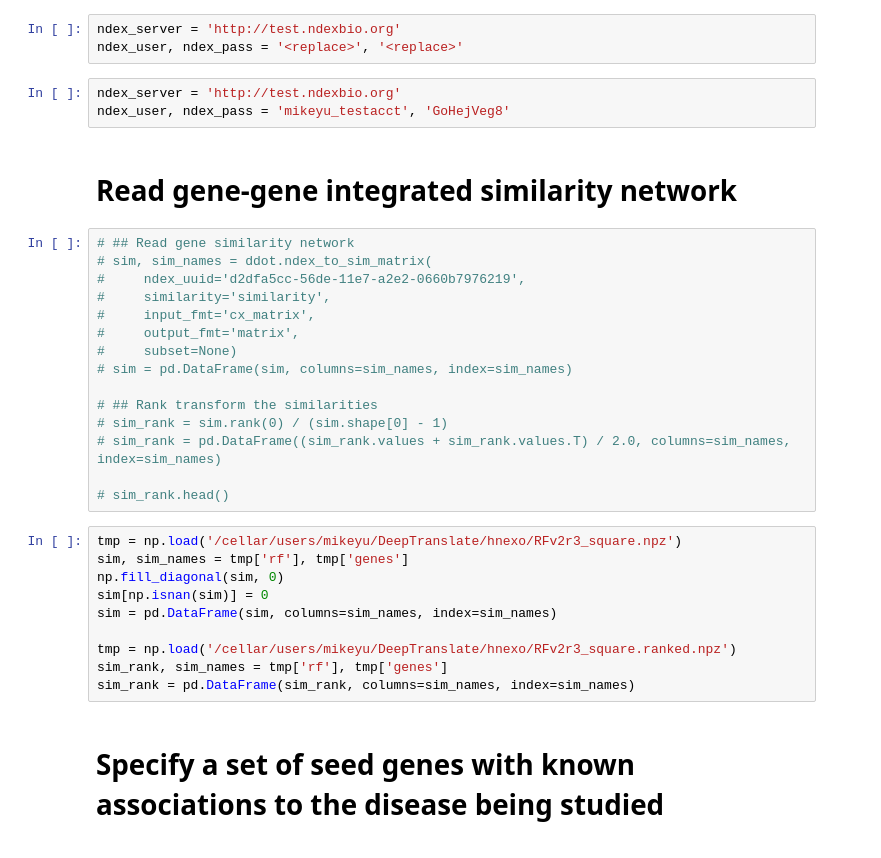
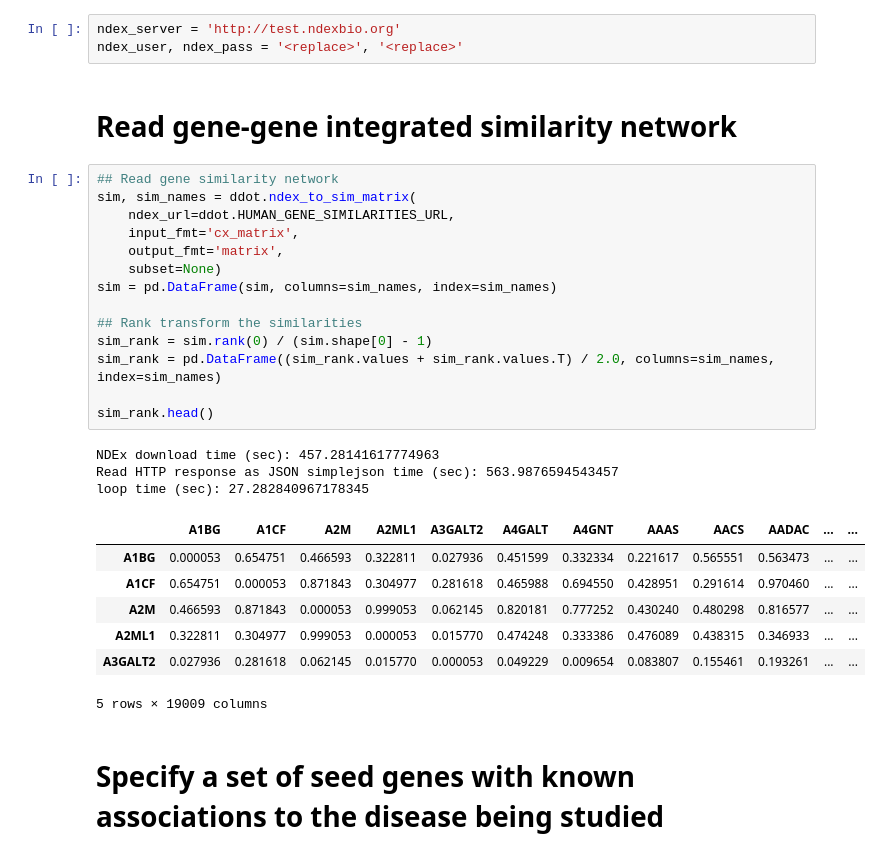
Before and after one commit to michaelkyu/ddot, a Jupyter notebook: examples/Make_disease_gene_ontologies.ipynb, the cells around one changed output. Cells and saved outputs as stored; diff of their text form.

```diff
--- a/examples/Make_disease_gene_ontologies.ipynb
+++ b/examples/Make_disease_gene_ontologies.ipynb
@@ -31,36 +31,33 @@ from ddot import Ontology
 # %%
 ndex_server = 'http://test.ndexbio.org'
 ndex_user, ndex_pass = '<replace>', '<replace>'
-# %%
-ndex_server = 'http://test.ndexbio.org'
-ndex_user, ndex_pass = 'mikeyu_testacct', 'GoHejVeg8'
 # %% [markdown]
 # Read gene-gene integrated similarity network
 # %%
-# ## Read gene similarity network
-# sim, sim_names = ddot.ndex_to_sim_matrix(
-#     ndex_uuid='d2dfa5cc-56de-11e7-a2e2-0660b7976219',
-#     similarity='similarity',
-#     input_fmt='cx_matrix',
-#     output_fmt='matrix',
-#     subset=None)
-# sim = pd.DataFrame(sim, columns=sim_names, index=sim_names)
+## Read gene similarity network
+sim, sim_names = ddot.ndex_to_sim_matrix(
+    ndex_url=ddot.HUMAN_GENE_SIMILARITIES_URL,
+    input_fmt='cx_matrix',
+    output_fmt='matrix',
+    subset=None)
+sim = pd.DataFrame(sim, columns=sim_names, index=sim_names)
 
-# ## Rank transform the similarities
-# sim_rank = sim.rank(0) / (sim.shape[0] - 1)
-# sim_rank = pd.DataFrame((sim_rank.values + sim_rank.values.T) / 2.0, columns=sim_names, index=sim_names)
+## Rank transform the similarities
+sim_rank = sim.rank(0) / (sim.shape[0] - 1)
+sim_rank = pd.DataFrame((sim_rank.values + sim_rank.values.T) / 2.0, columns=sim_names, index=sim_names)
 
-# sim_rank.head()
+sim_rank.head()
+# %% [output]
+NDEx download time (sec): 457.28141617774963
+Read HTTP response as JSON simplejson time (sec): 563.9876594543457
+loop time (sec): 27.282840967178345
+|  | A1BG | A1CF | A2M | A2ML1 | A3GALT2 | A4GALT | A4GNT | AAAS | AACS | AADAC | ... | ... |
+| A1BG | 0.000053 | 0.654751 | 0.466593 | 0.322811 | 0.027936 | 0.451599 | 0.332334 | 0.221617 | 0.565551 | 0.563473 | ... | ... |
+| A1CF | 0.654751 | 0.000053 | 0.871843 | 0.304977 | 0.281618 | 0.465988 | 0.694550 | 0.428951 | 0.291614 | 0.970460 | ... | ... |
+| A2M | 0.466593 | 0.871843 | 0.000053 | 0.999053 | 0.062145 | 0.820181 | 0.777252 | 0.430240 | 0.480298 | 0.816577 | ... | ... |
+| A2ML1 | 0.322811 | 0.304977 | 0.999053 | 0.000053 | 0.015770 | 0.474248 | 0.333386 | 0.476089 | 0.438315 | 0.346933 | ... | ... |
+| A3GALT2 | 0.027936 | 0.281618 | 0.062145 | 0.015770 | 0.000053 | 0.049229 | 0.009654 | 0.083807 | 0.155461 | 0.193261 | ... | ... |
+5 rows × 19009 columns
-# %%
-tmp = np.load('/cellar/users/mikeyu/DeepTranslate/hnexo/RFv2r3_square.npz')
-sim, sim_names = tmp['rf'], tmp['genes']
-np.fill_diagonal(sim, 0)
-sim[np.isnan(sim)] = 0
-sim = pd.DataFrame(sim, columns=sim_names, index=sim_names)
-
-tmp = np.load('/cellar/users/mikeyu/DeepTranslate/hnexo/RFv2r3_square.ranked.npz')
-sim_rank, sim_names = tmp['rf'], tmp['genes']
-sim_rank = pd.DataFrame(sim_rank, columns=sim_names, index=sim_names)
 # %% [markdown]
 # Specify a set of seed genes with known associations to the disease being studied
 # %%
```
Also changed, not shown: parts of 6 cells of this notebook, 6 other files.
